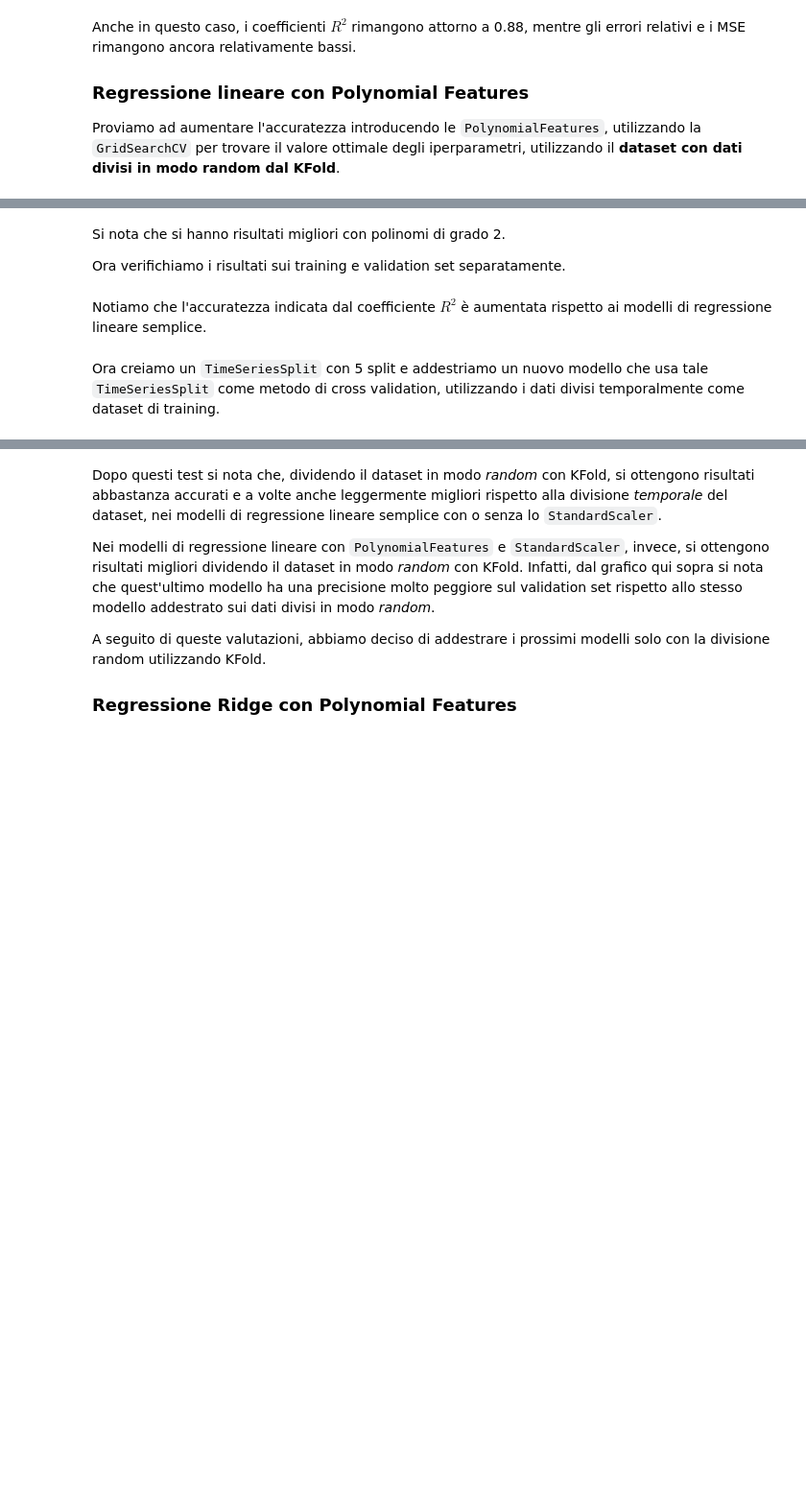
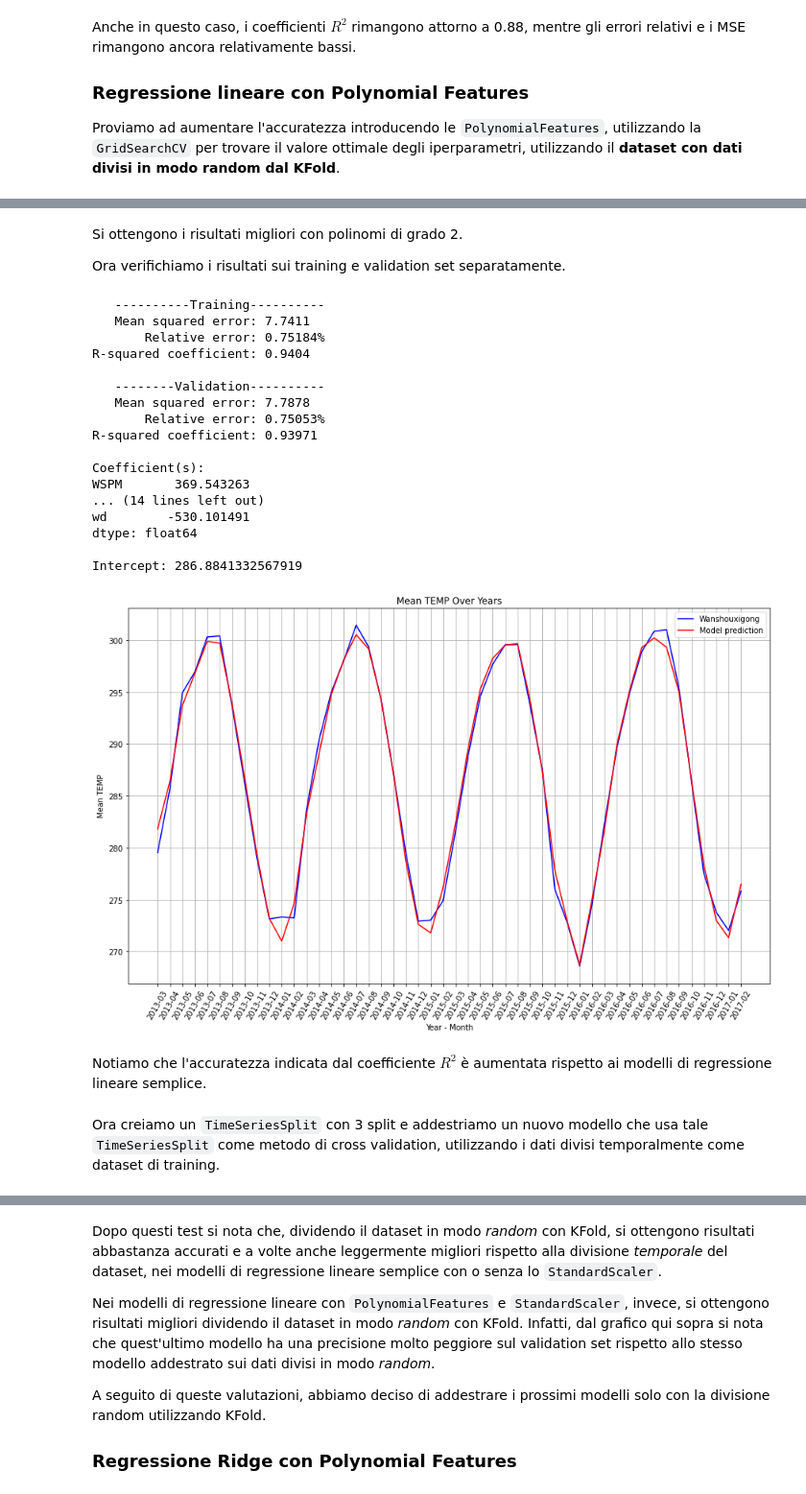
Before and after one commit to jackprb/beijing-air-quality, a Jupyter notebook: air-quality.ipynb, the cells around one changed output, grey strips where cells are left out. Shown at 96% size. Drawn from its saved outputs; the diff is of its cells as text; code cells hidden in the pictures; blank space fills up the shorter version.

```diff
--- a/air-quality.ipynb
+++ b/air-quality.ipynb
@@ -408,6 +407,7 @@ in cui $T_K$ è la temperatura in gradi Kelvin (K)
 e $T_C$ è la temperatura in gradi Celsius (°C)
 # %%
 data_wan['TEMP'] = data_wan['TEMP'].apply(lambda x: x + 273.15)
+data_wan['DEWP'] = data_wan['DEWP'].apply(lambda x: x + 273.15)
 data_wan
 # %% [output]
 |  | year | month | day | hour | PM2.5 | PM10 | SO2 | NO2 | CO | O3 | TEMP | ... |
@@ -494,12 +494,12 @@ def print_coeff_intercept(X, model):
     print(f"\nCoefficient(s):\n{ pd.Series(model.coef_, index=X.columns).sort_values(ascending=False)}")
     print(f"\nIntercept: {model.intercept_}")
 
-def print_coeff_intercept_gs(gs, gs_step_name):
-    coeffs = pd.Series(gs.best_estimator_.named_steps[gs_step_name].coef_,
-        index=gs.best_estimator_.named_steps['poly'].get_feature_names_out() ).sort_values(ascending=False)
+def print_coeff_intercept_gs(gs, gs_step_name, X):
+    best = gs.best_estimator_.named_steps[gs_step_name]
+    coeffs = best.coef_[:X.shape[1]]
+    coeffs = pd.Series(coeffs, index=X.columns ).sort_values(ascending=False)
     print(f"\nCoefficient(s):\n{coeffs}")
-    #print(f"nCoefficient(s) TEMP:\n {      gs.best_estimator_.named_steps[gs_step_name].coef_}")
-    print(f"\nIntercept: {gs.best_estimator_.named_steps[gs_step_name].intercept_}")
+    print(f"\nIntercept: {best.intercept_}")
 
 def plotMeanFeatureByDateAndCity(feature_name, df_name, city_name, model_df = None):
     # Group the data by cities and year, and calculate mean 'feature_name' for each group
@@ -510,11 +510,12 @@ def plotMeanFeatureByDateAndCity(feature_name, df_name, city_name, model_df = No
     plt.figure(figsize=(15, 9))
 
     # Plot mean 'feature_name' values over years for each city
-    plt.plot(grouped.index, grouped['TEMP'], color='blue', label=city_name)
+    plt.plot(grouped.index, grouped[feature_name], color='blue', label=city_name)
+
     if model_df is not None:
         grouped = model_df.groupby(model_df.index.strftime("%Y-%m"))[feature_name].mean()
         grouped = pd.DataFrame(grouped, index=grouped.index)
-        plt.plot(grouped.index, grouped['TEMP'], color='red', label="Model prediction")
+        plt.plot(grouped.index, grouped[feature_name], color='red', label="Model prediction")
 
     # Customize the plot
     plt.title('Mean ' + feature_name + ' Over Years')
@@ -699,14 +709,33 @@ pd.DataFrame(gs.cv_results_).sort_values("mean_test_score", ascending=False)
 # %% [markdown]
-Si nota che si hanno risultati migliori con polinomi di grado 2.
+Si ottengono i risultati migliori con polinomi di grado 2.
 
 Ora verifichiamo i risultati sui training e validation set separatamente.
 # %%
 resGs = print_eval_all(X_train, y_train, X_val, y_val, gs.best_estimator_)
-print_coeff_intercept_gs(gs, 'regr')
+print_coeff_intercept_gs(gs, 'regr', X)
 plotMeanFeatureByDateAndCity("TEMP", data_wan, dict_names["Wans"], getPredictions(X, gs.best_estimator_))
+# %% [output]
+   ----------Training----------
+   Mean squared error: 7.7411
+       Relative error: 0.75184%
+R-squared coefficient: 0.9404
+
+   --------Validation----------
+   Mean squared error: 7.7878
+       Relative error: 0.75053%
+R-squared coefficient: 0.93971
+
+Coefficient(s):
+WSPM       369.543263
+... (14 lines left out)
+wd        -530.101491
+dtype: float64
+
+Intercept: 286.8841332567919
+[figure, added]
 # %% [markdown]
 Notiamo che l'accuratezza indicata dal coefficiente $R^2$ è aumentata rispetto ai modelli di regressione lineare semplice.
 # %% [markdown]
-Ora creiamo un `TimeSeriesSplit` con 5 split e addestriamo un nuovo modello che usa tale `TimeSeriesSplit` come metodo di cross validation, utilizzando i dati divisi temporalmente come dataset di training.
+Ora creiamo un `TimeSeriesSplit` con 3 split e addestriamo un nuovo modello che usa tale `TimeSeriesSplit` come metodo di cross validation, utilizzando i dati divisi temporalmente come dataset di training.
 # %%
 %%time
```
Also changed, not shown: parts of 66 cells of this notebook.
